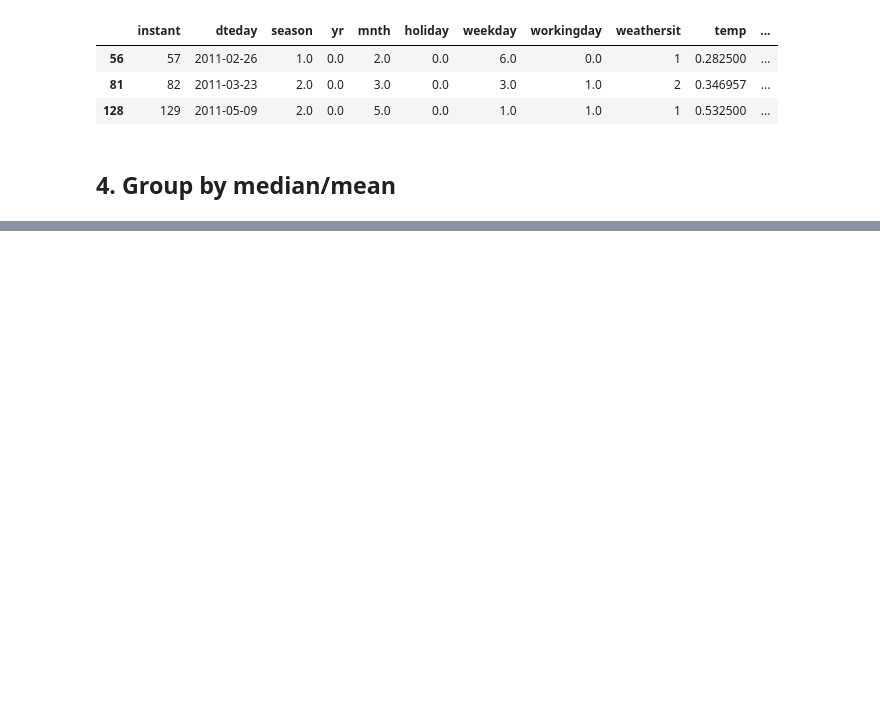
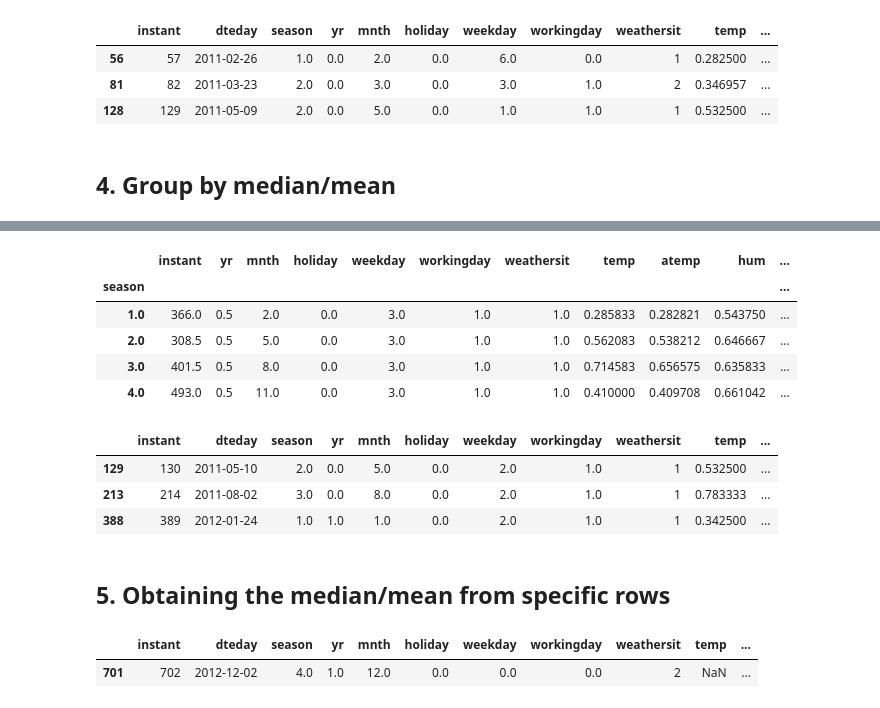
Before and after one commit to joelorellana/XGBOOST, a Jupyter notebook: CH1/CH1_Machine_Learning_Landscape.ipynb, the cells around one changed output, grey strips where cells are left out. Drawn from its saved outputs; the diff is of its cells as text; code cells hidden in the pictures; blank space fills up the shorter version.

```diff
--- a/CH1/CH1_Machine_Learning_Landscape.ipynb
+++ b/CH1/CH1_Machine_Learning_Landscape.ipynb
@@ -111,0 +171,25 @@ df_bikes.iloc[[56, 81, 128]]
+# %%
+df_bikes_2.groupby(['season']).median()
+# %% [output]
+|  | instant | yr | mnth | holiday | weekday | workingday | weathersit | temp | atemp | hum | ... |
+| season |  |  |  |  |  |  |  |  |  |  | ... |
+| 1.0 | 366.0 | 0.5 | 2.0 | 0.0 | 3.0 | 1.0 | 1.0 | 0.285833 | 0.282821 | 0.543750 | ... |
+| 2.0 | 308.5 | 0.5 | 5.0 | 0.0 | 3.0 | 1.0 | 1.0 | 0.562083 | 0.538212 | 0.646667 | ... |
+| 3.0 | 401.5 | 0.5 | 8.0 | 0.0 | 3.0 | 1.0 | 1.0 | 0.714583 | 0.656575 | 0.635833 | ... |
+| 4.0 | 493.0 | 0.5 | 11.0 | 0.0 | 3.0 | 1.0 | 1.0 | 0.410000 | 0.409708 | 0.661042 | ... |
+# %%
+df_bikes['hum'] = df_bikes['hum'].fillna(df_bikes_2.groupby('season')['hum'].transform('median')) # fill nulls with median of season
+df_bikes.iloc[[129, 213, 388]]
+# %% [output]
+|  | instant | dteday | season | yr | mnth | holiday | weekday | workingday | weathersit | temp | ... |
+| 129 | 130 | 2011-05-10 | 2.0 | 0.0 | 5.0 | 0.0 | 2.0 | 1.0 | 1 | 0.532500 | ... |
+| 213 | 214 | 2011-08-02 | 3.0 | 0.0 | 8.0 | 0.0 | 2.0 | 1.0 | 1 | 0.783333 | ... |
+| 388 | 389 | 2012-01-24 | 1.0 | 1.0 | 1.0 | 0.0 | 2.0 | 1.0 | 1 | 0.342500 | ... |
+# %% [markdown]
+## 5. Obtaining the median/mean from specific rows
+# %%
+# find null values of temp
+df_bikes[df_bikes['temp'].isna()]
+# %% [output]
+|  | instant | dteday | season | yr | mnth | holiday | weekday | workingday | weathersit | temp | ... |
+| 701 | 702 | 2012-12-02 | 4.0 | 1.0 | 12.0 | 0.0 | 0.0 | 0.0 | 2 | NaN | ... |
```
Also changed, not shown: parts of 66 cells of this notebook, 6 other files.
